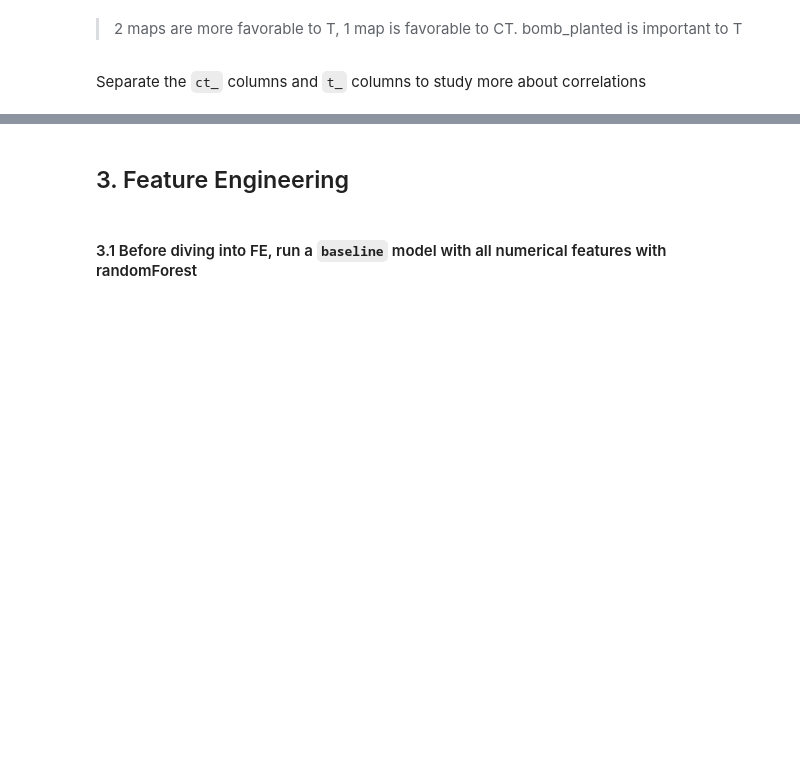
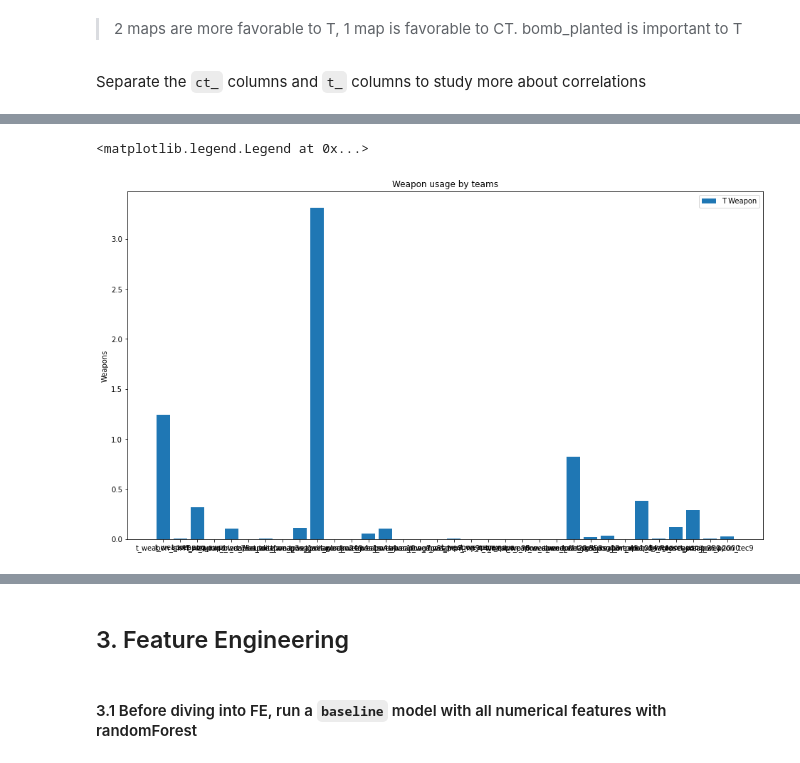
Before and after one commit to Saralytics/CS_GO_winner_prediction, a Jupyter notebook: FightTerrorism.ipynb, the cells around one changed output, grey strips where cells are left out. Cells and saved outputs as stored; diff of their text form; code cells hidden in the pictures; blank space fills up the shorter version.

```diff
--- a/FightTerrorism.ipynb
+++ b/FightTerrorism.ipynb
@@ -166,0 +240,21 @@ t = []
+# %%
+t_weapon = [colname for colname in df.columns if colname.startswith('t_weapon')]
+ct_weapon = [colname for colname in df.columns if colname.startswith('ct_weapon')]
+
+fig, ax = plt.subplots(figsize=(16,9))
+
+t_data = df[t_weapon].mean()
+ct_data = df[ct_weapon].mean()
+x_pos = np.arange(len(t_weapon))
+
+ax.bar( x_pos, t_data, label = 'T Weapon',)
+# ax.bar( x_pos, ct_data, label = 'CT Weapon',)
+
+ax.set_ylabel('Weapons')
+ax.set_title('Weapon usage by teams')
+ax.set_xticks(x_pos)
+ax.set_xticklabels(t_weapon)
+ax.legend()
+# %% [output]
+<matplotlib.legend.Legend at 0x...>
+[figure, added]
```
Also changed, not shown: parts of 11 cells of this notebook.
